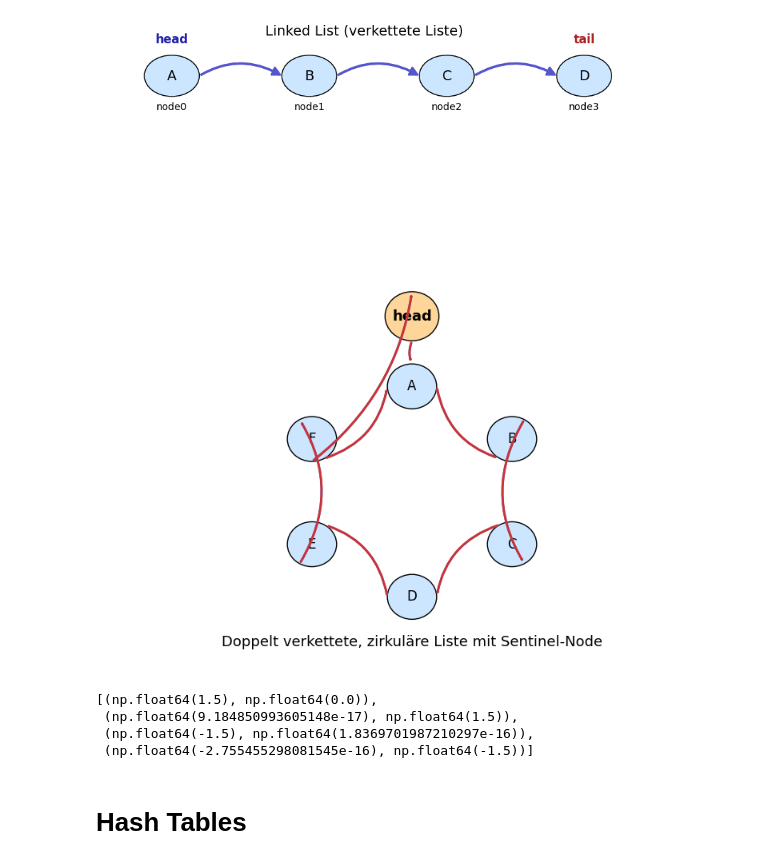
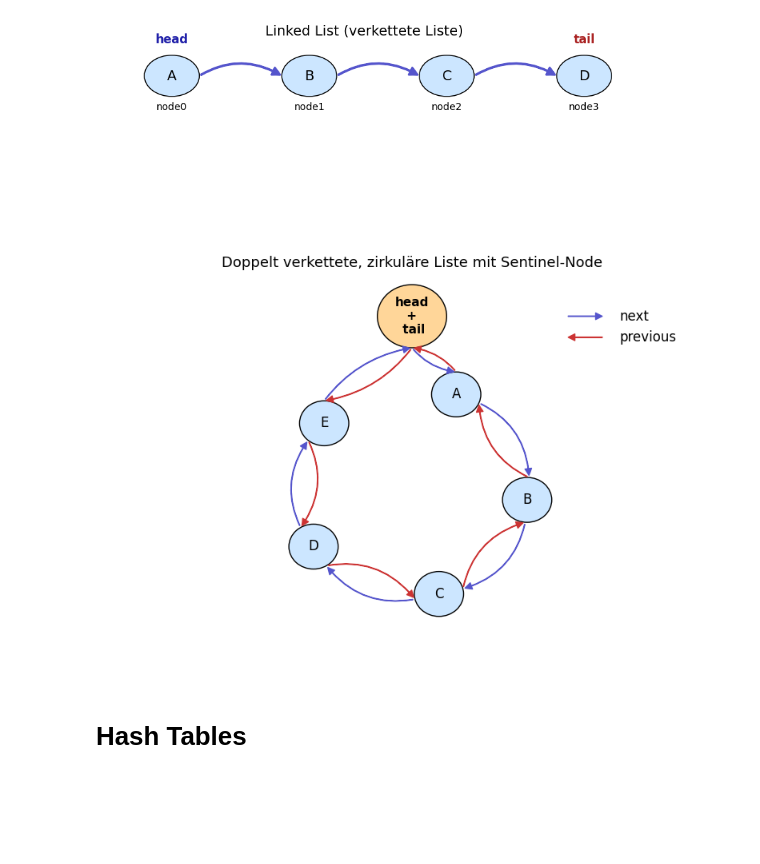
Before and after one commit to arthurvetter/algorithmenunddatenstrukturen, a Jupyter notebook: images/image_generation.ipynb, the cells around one changed output. Saved outputs shown, nothing was run; the diff lists cells and outputs as text; code cells hidden in the pictures; blank space fills up the shorter version.

Commit message:
images queue finish

```diff
--- a/images/image_generation.ipynb
+++ b/images/image_generation.ipynb
@@ -144,27 +144,28 @@ plt.show()
 
 
 # Beispielwerte für die doppelt verkettete Liste
-values = ['A', 'B', 'C', 'D','E', 'F']
+values = ['A', 'B', 'C', 'D','E']#, 'F', 'G']
 
 fig, ax = plt.subplots(figsize=(8, 6))
 ax.set_xlim(-4, 4)
 ax.set_ylim(-2.5, 4)
 ax.axis('off')
+arrow_style='Simple,tail_width=0.4,head_width=6,head_length=6'
 
 # Kreis-Koordinaten für die Listenknoten
 n = len(values)
 radius = 1.5
-angles = np.linspace(0, 2 * np.pi, n, endpoint=False)
+angles = np.linspace(0, 2 * np.pi, n, endpoint=False)+0.125*np.pi
 node_positions = [(radius * np.sin(a), radius * np.cos(a)) for a in angles]
 
 # Sentinel-Node (head) oben platzieren
 head_x, head_y = 0, radius + 1
-head_radius = 0.35
+head_radius = 0.45
 
 # head zeichnen
 head_circle = plt.Circle((head_x, head_y), head_radius, color='#ffd699', ec='black', zorder=10)
 ax.add_patch(head_circle)
-ax.text(head_x, head_y, "head", ha='center', va='center', fontsize=13, zorder=11, fontweight='bold')
+ax.text(head_x, head_y, "head\n + \n tail", ha='center', va='center', fontsize=11, zorder=11, fontweight='bold')
 
 # Listenknoten zeichnen
 node_radius = 0.32
@@ -174,67 +175,74 @@ for i, (x, y) in enumerate(node_positions):
     ax.text(x, y, values[i], ha='center', va='center', fontsize=12, zorder=11)
 
 # next-Pfeile (im Kreis, mit head)
-for i in range(n):
+for i in range(n-1):
     start = node_positions[i]
     end = node_positions[(i+1)%n]
     arrow = FancyArrowPatch(
-        (start[0]+node_radius*np.cos(angles[i]), start[1]+node_radius*np.sin(angles[i])),
-        (end[0]-node_radius*np.cos(angles[(i+1)%n]), end[1]-node_radius*np.sin(angles[(i+1)%n])),
-        connectionstyle="arc3,rad=0.3", arrowstyle="->", lw=2, color='#5555cc', zorder=12)
+        (start[0]+node_radius*np.cos(angles[i]), start[1]-node_radius*np.sin(angles[i])),
+        (end[0]-node_radius*np.cos(angles[(i+1)%n]), end[1]+node_radius*np.sin(angles[(i+1)%n])),
+        connectionstyle="arc3,rad=-0.3", arrowstyle=arrow_style, lw=1, color='#5555cc', zorder=12)
     ax.add_patch(arrow)
 
+
 # prior-Pfeile (gegen den Uhrzeigersinn)
-for i in range(n):
+for i in range(1,n):
     start = node_positions[i]
     end = node_positions[(i-1)%n]
     arrow = FancyArrowPatch(
-        (start[0]-node_radius*np.cos(angles[i]), start[1]-node_radius*np.sin(angles[i])),
-        (end[0]+node_radius*np.cos(angles[(i-1)%n]), end[1]+node_radius*np.sin(angles[(i-1)%n])),
-        connectionstyle="arc3,rad=-0.3", arrowstyle="<-", lw=2, color='#cc3333', zorder=12)
+        (start[0]-node_radius*np.cos(angles[i]), start[1]+node_radius*np.sin(angles[i])),
+        (end[0]+node_radius*np.cos(angles[(i-1)%n]), end[1]-node_radius*np.sin(angles[(i-1)%n])),
+        connectionstyle="arc3,rad=-0.3", arrowstyle=arrow_style, lw=1, color='#cc3333', zorder=12)
     ax.add_patch(arrow)
 
 # head mit erstem und letztem Knoten verbinden (next und prior)
 # head -> erster Knoten (next)
 first_angle = angles[0]
 first_x, first_y = node_positions[0]
 arrow_head_next = FancyArrowPatch(
     (head_x, head_y-head_radius),
     (first_x, first_y+node_radius),
-    connectionstyle="arc3,rad=0.2", arrowstyle="->", lw=2, color='#5555cc', zorder=12)
+    connectionstyle="arc3,rad=0.2", arrowstyle=arrow_style, lw=1, color='#5555cc', zorder=12)
 ax.add_patch(arrow_head_next)
 # letzter Knoten -> head (next)
 last_angle = angles[-1]
 last_x, last_y = node_positions[-1]
 arrow_last_next = FancyArrowPatch(
-    (last_x, last_y-node_radius),
-    (head_x, head_y+head_radius),
-    connectionstyle="arc3,rad=0.2", arrowstyle="->", lw=2, color='#5555cc', zorder=12)
+    (last_x, last_y+node_radius),
+    (head_x, head_y-head_radius),
+    connectionstyle="arc3,rad=-0.2", arrowstyle=arrow_style, lw=1, color='#5555cc', zorder=12)
 ax.add_patch(arrow_last_next)
 # head <- erster Knoten (prior)
 arrow_head_prior = FancyArrowPatch(
     (first_x, first_y+node_radius),
     (head_x, head_y-head_radius),
-    connectionstyle="arc3,rad=-0.2", arrowstyle="<-", lw=2, color='#cc3333', zorder=12)
+    connectionstyle="arc3,rad=0.2", arrowstyle=arrow_style, lw=1, color='#cc3333', zorder=12)
 ax.add_patch(arrow_head_prior)
 # letzter Knoten <- head (prior)
 arrow_last_prior = FancyArrowPatch(
-    (head_x, head_y+head_radius),
-    (last_x, last_y-node_radius),
-    connectionstyle="arc3,rad=-0.2", arrowstyle="<-", lw=2, color='#cc3333', zorder=12)
+    (head_x, head_y-head_radius),
+    (last_x, last_y+node_radius),
+    connectionstyle="arc3,rad=-0.2", arrowstyle=arrow_style, lw=1, color='#cc3333', zorder=12)
 ax.add_patch(arrow_last_prior)
 
-plt.text(0, -2.2, "Doppelt verkettete, zirkuläre Liste mit Sentinel-Node", fontsize=13, ha='center')
+
+plt.text(0, 3.2, "Doppelt verkettete, zirkuläre Liste mit Sentinel-Node", fontsize=13, ha='center')
+# Legende erzeugen
+next_label_arrow = FancyArrowPatch(
+    (2, 2.5), (2.5, 2.5),
+    arrowstyle=arrow_style, lw=1, color='#5555cc', zorder=12)
+ax.add_patch(next_label_arrow)
+ax.text(2.7, 2.5, "next", fontsize=12, va='center', ha='left')
+prior_label_arrow = FancyArrowPatch(
+    (2.5, 2.2), (2, 2.2),
+    arrowstyle=arrow_style, lw=1, color='#cc3333', zorder=12)
+ax.add_patch(prior_label_arrow)
+ax.text(2.7, 2.2, "previous", fontsize=12, va='center', ha='left')
 plt.tight_layout()
+plt.savefig("doubly_linked_circular_list_with_sentinel.png")
 plt.show()
 # %% [output]
-[figure, old version]
+[figure, new version]
-# %%
-node_positions
-# %% [output]
-[(np.float64(1.5), np.float64(0.0)),
- (np.float64(9.184850993605148e-17), np.float64(1.5)),
- (np.float64(-1.5), np.float64(1.8369701987210297e-16)),
- (np.float64(-2.755455298081545e-16), np.float64(-1.5))]
 # %% [markdown]
 # Hash Tables
 # %%
```
Also changed, not shown: parts of 2 cells of this notebook, 3 other files.
